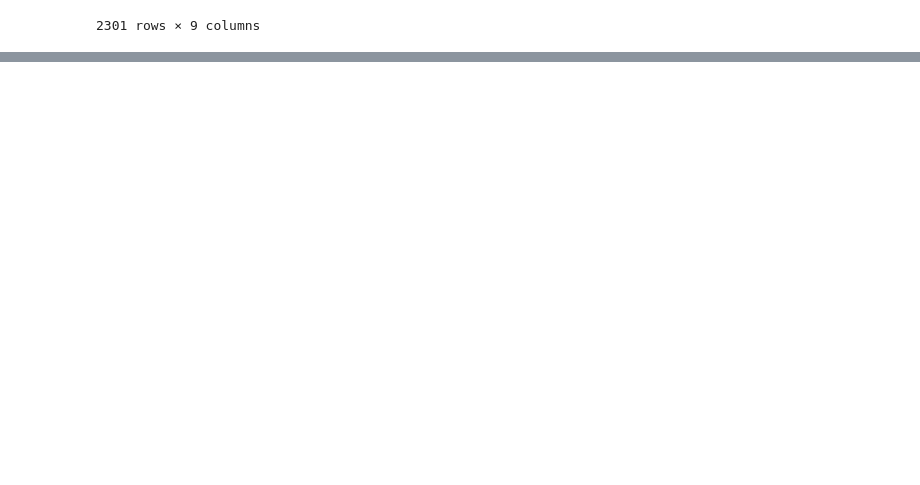
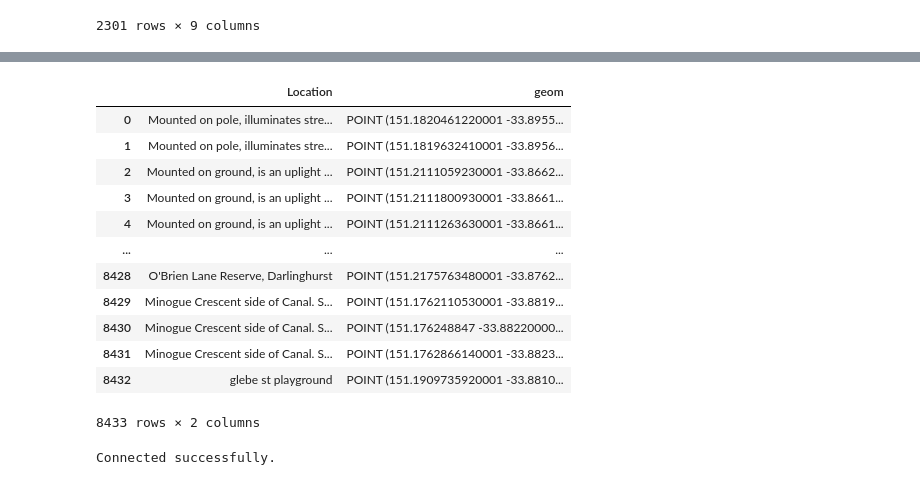
Before and after one commit to PratulSR/Sydney-Liveability-Analysis, a Jupyter notebook: Demo Notebook.ipynb, the cells around one changed output, grey strips where cells are left out. Cells and saved outputs as stored; diff of their text form; code cells hidden in the pictures; blank space fills up the shorter version.

```diff
--- a/Demo Notebook.ipynb
+++ b/Demo Notebook.ipynb
@@ -141,3 +142,16 @@ BusinessStats
 | 2299 | 901041004 | Norfolk Island | 0 | 0 | 0 | 0 | ... |
 | 2300 | 999999499 | Currently Unknown (Aus.) | 1215 | 7 | 80 | 60 | ... |
 2301 rows × 9 columns
+# %%
+data = json.load(open('Playgrounds.geojson'))
+
+df = pd.DataFrame(data["features"])
+data_pd=[]
+for index, row in df.iterrows():
+    append_row = [row["geometry"]["coordinates"][0],row["geometry"]["coordinates"][1],row["properties"]["Name"]]
+    data_pd.append(append_row)
+
+df2 = pd.DataFrame(data_pd, columns = ['X', 'Y','Name'])
+df2['geom'] = gpd.points_from_xy(df2.X, df2.Y)  # creating the geometry column
+df2 = df2.drop(columns=['X', 'Y'])  # removing the old latitude/longitude fields
+df2
@@ -143,0 +172,26 @@ BusinessStats
+# %%
+data = json.load(open('Lights.geojson'))
+df = pd.DataFrame(data["features"])
+data_pd=[]
+for index, row in df.iterrows():
+    append_row = [row["geometry"]["coordinates"][0],row["geometry"]["coordinates"][1],row["properties"]["Location"]]
+    data_pd.append(append_row)
+
+df2 = pd.DataFrame(data_pd, columns = ['X', 'Y','Location'])
+df2['geom'] = gpd.points_from_xy(df2.X, df2.Y)  # creating the geometry column
+df2 = df2.drop(columns=['X', 'Y'])  # removing the old latitude/longitude fields
+df2
+# %% [output]
+|  | Location | geom |
+| 0 | Mounted on pole, illuminates stre... | POINT (151.1820461220001 -33.8955... |
+| 1 | Mounted on pole, illuminates stre... | POINT (151.1819632410001 -33.8956... |
+| 2 | Mounted on ground, is an uplight ... | POINT (151.2111059230001 -33.8662... |
+| 3 | Mounted on ground, is an uplight ... | POINT (151.2111800930001 -33.8661... |
+| 4 | Mounted on ground, is an uplight ... | POINT (151.2111263630001 -33.8661... |
+| ... | ... | ... |
+| 8428 | O'Brien Lane Reserve, Darlinghurst | POINT (151.2175763480001 -33.8762... |
+| 8429 | Minogue Crescent side of Canal. S... | POINT (151.1762110530001 -33.8819... |
+| 8430 | Minogue Crescent side of Canal. S... | POINT (151.176248847 -33.88220000... |
+| 8431 | Minogue Crescent side of Canal. S... | POINT (151.1762866140001 -33.8823... |
+| 8432 | glebe st playground | POINT (151.1909735920001 -33.8810... |
+8433 rows × 2 columns
@@ -143,0 +234,4 @@ BusinessStats
+# %%
+db, conn = pgconnect(credentials)
+# %% [output]
+Connected successfully.
```
Also changed, not shown: parts of 4 cells of this notebook.
